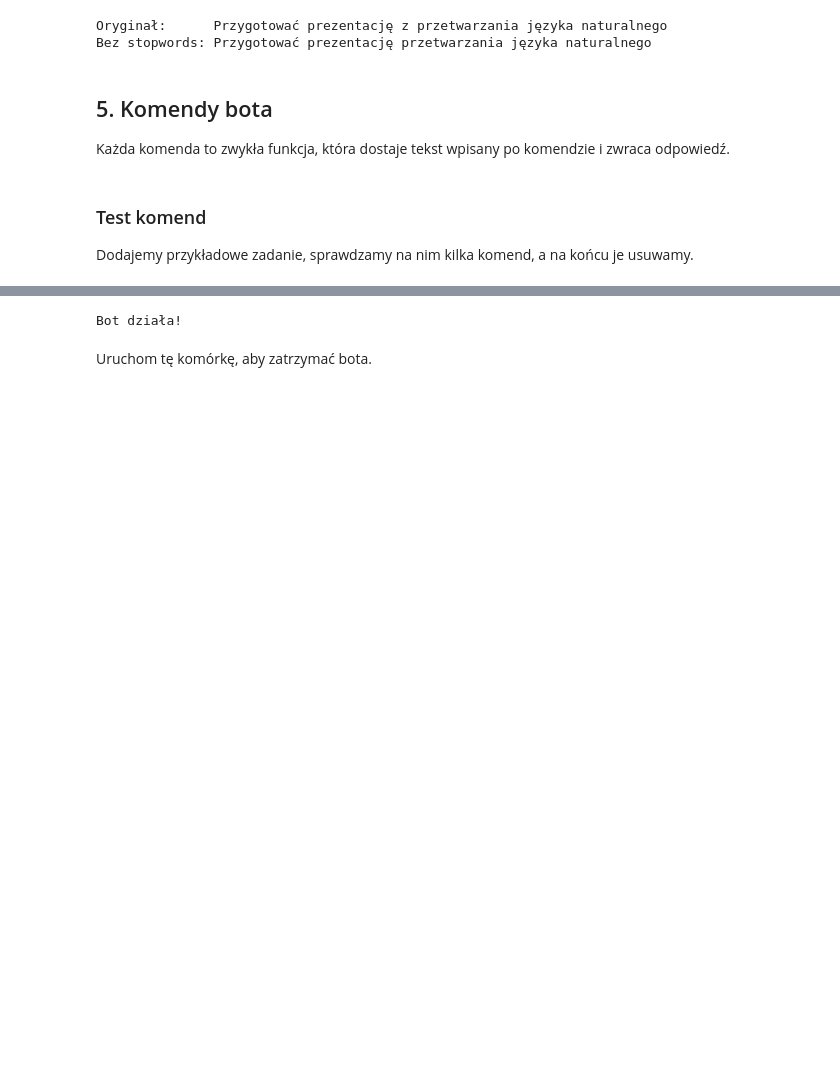
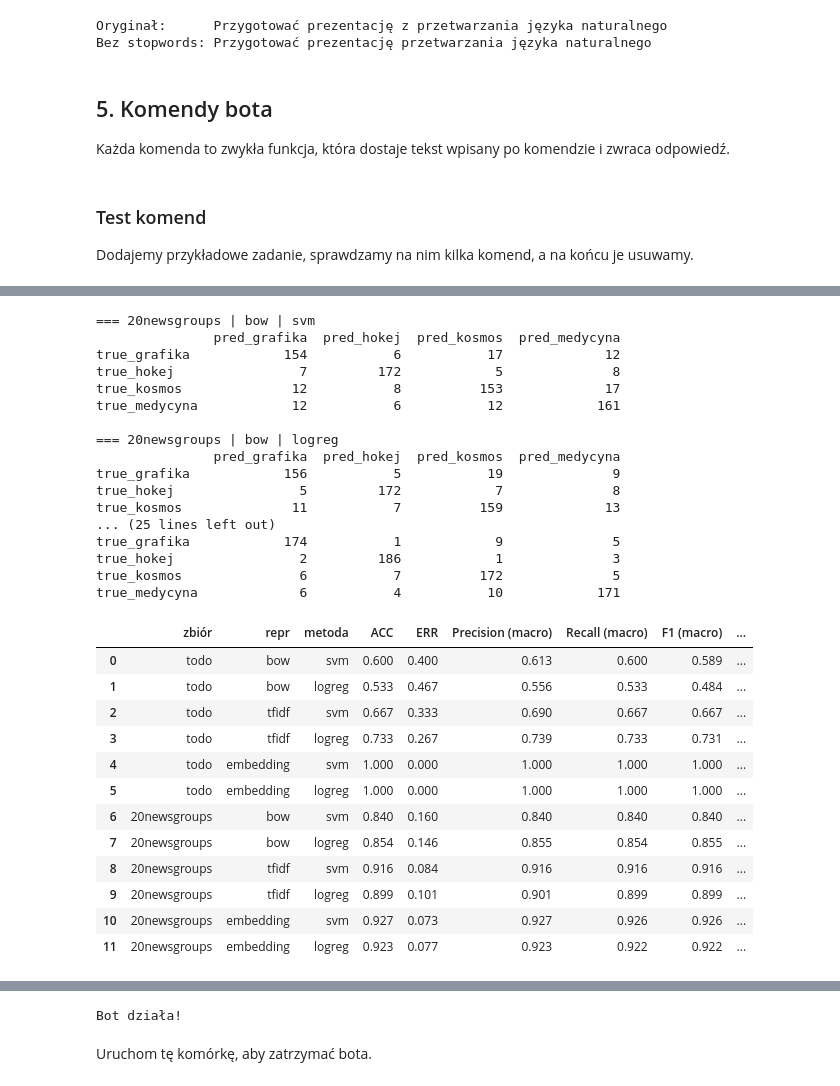
Before and after one commit to adam-kostuch/nlp-chatbot, a Jupyter notebook: chatbot.ipynb, the cells around one changed output, grey strips where cells are left out. Saved outputs shown, nothing was run; the diff lists cells and outputs as text; code cells hidden in the pictures; blank space fills up the shorter version.

Commit message:
Klasyfikacja tekstu: etykietowanie danych, BoW/TF-IDF/embedding, Linear SVM i Logistic Regression, macierz pomyłek i metryki

```diff
--- a/chatbot.ipynb
+++ b/chatbot.ipynb
@@ -466,0 +677,18 @@ Usunięto zadanie `268acc96-9c83-4241-b50d-f16c2a1ab8ef`
+# %%
+CLASS_BOW_PARAMS = {"ngram_range": (1, 2), "max_features": 5000, "min_df": 1, "max_df": 0.9}
+CLASS_TFIDF_PARAMS = {**CLASS_BOW_PARAMS, "sublinear_tf": True}
+
+encoder = SentenceTransformer("paraphrase-multilingual-MiniLM-L12-v2")
+embedding_cache = {}
+
+
+def embed(texts):
+    # liczenie embeddingów jest wolne, więc zapamiętujemy już policzone
+    missing = [text for text in texts if text not in embedding_cache]
+    if missing:
+        for text, vector in zip(missing, encoder.encode(missing, batch_size=64)):
+            embedding_cache[text] = vector
+    return np.array([embedding_cache[text] for text in texts])
+
+
+embed(["przygotować prezentację"]).shape
@@ -466,0 +698,9 @@ Usunięto zadanie `268acc96-9c83-4241-b50d-f16c2a1ab8ef`
+# %%
+REPRESENTATIONS = ["bow", "tfidf", "embedding"]
+METHODS = ["svm", "logreg"]
+
+
+def make_classifier(method_class):
+    if method_class == "svm":
+        return CalibratedClassifierCV(LinearSVC(C=1.0))
+    return LogisticRegression(max_iter=1000)
@@ -466,0 +866,13 @@ Usunięto zadanie `268acc96-9c83-4241-b50d-f16c2a1ab8ef`
+# %%
+results = []
+for name in ["todo", "20newsgroups"]:
+    prepare_command(name)
+    for method_repr in REPRESENTATIONS:
+        for method_class in METHODS:
+            matrix, per_class, summary = evaluate(method_repr, method_class)
+            print(f"=== {name} | {method_repr} | {method_class}")
+            print(matrix, "\n")
+            results.append({"zbiór": name, "repr": method_repr, "metoda": method_class, **summary})
+
+pd.DataFrame(results).round(3)
+# %% [output]
@@ -466,0 +896,30 @@ Usunięto zadanie `268acc96-9c83-4241-b50d-f16c2a1ab8ef`
+=== 20newsgroups | bow | svm
+               pred_grafika  pred_hokej  pred_kosmos  pred_medycyna
+true_grafika            154           6           17             12
+true_hokej                7         172            5              8
+true_kosmos              12           8          153             17
+true_medycyna            12           6           12            161
+
+=== 20newsgroups | bow | logreg
+               pred_grafika  pred_hokej  pred_kosmos  pred_medycyna
+true_grafika            156           5           19              9
+true_hokej                5         172            7              8
+true_kosmos              11           7          159             13
+... (25 lines left out)
+true_grafika            174           1            9              5
+true_hokej                2         186            1              3
+true_kosmos               6           7          172              5
+true_medycyna             6           4           10            171
+|  | zbiór | repr | metoda | ACC | ERR | Precision (macro) | Recall (macro) | F1 (macro) | ... |
+| 0 | todo | bow | svm | 0.600 | 0.400 | 0.613 | 0.600 | 0.589 | ... |
+| 1 | todo | bow | logreg | 0.533 | 0.467 | 0.556 | 0.533 | 0.484 | ... |
+| 2 | todo | tfidf | svm | 0.667 | 0.333 | 0.690 | 0.667 | 0.667 | ... |
+| 3 | todo | tfidf | logreg | 0.733 | 0.267 | 0.739 | 0.733 | 0.731 | ... |
+| 4 | todo | embedding | svm | 1.000 | 0.000 | 1.000 | 1.000 | 1.000 | ... |
+| 5 | todo | embedding | logreg | 1.000 | 0.000 | 1.000 | 1.000 | 1.000 | ... |
+| 6 | 20newsgroups | bow | svm | 0.840 | 0.160 | 0.840 | 0.840 | 0.840 | ... |
+| 7 | 20newsgroups | bow | logreg | 0.854 | 0.146 | 0.855 | 0.854 | 0.855 | ... |
+| 8 | 20newsgroups | tfidf | svm | 0.916 | 0.084 | 0.916 | 0.916 | 0.916 | ... |
+| 9 | 20newsgroups | tfidf | logreg | 0.899 | 0.101 | 0.901 | 0.899 | 0.899 | ... |
+| 10 | 20newsgroups | embedding | svm | 0.927 | 0.073 | 0.927 | 0.926 | 0.926 | ... |
+| 11 | 20newsgroups | embedding | logreg | 0.923 | 0.077 | 0.923 | 0.922 | 0.922 | ... |
```
Also changed, not shown: parts of 23 cells of this notebook, 3 other files.
